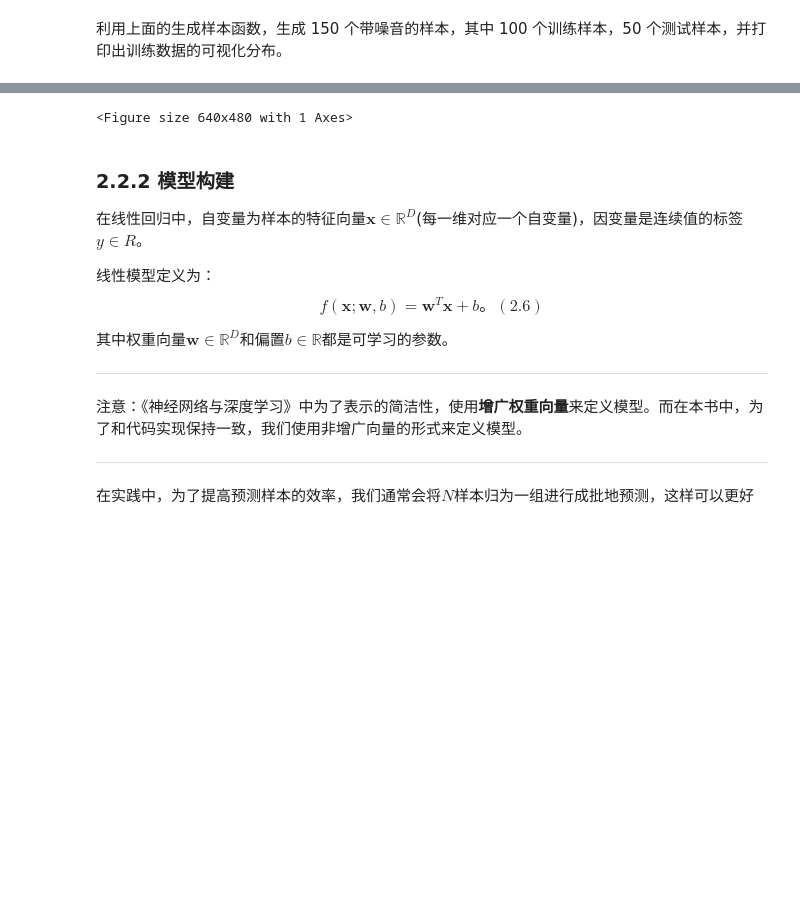
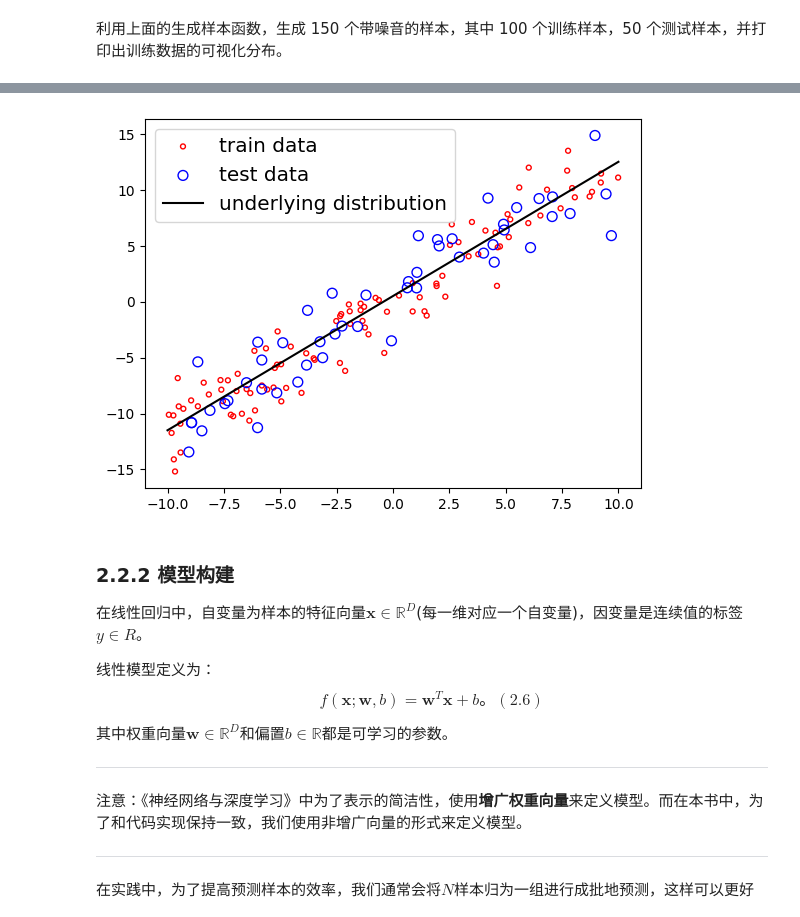
Before and after one commit to CarhoJohn/nndl_practice, a Jupyter notebook: chap2机器学习概述/机器学习概述-上.ipynb, the cells around one changed output, grey strips where cells are left out. Drawn from its saved outputs; the diff is of its cells as text; code cells hidden in the pictures; blank space fills up the shorter version.

```diff
--- a/chap2机器学习概述/机器学习概述-上.ipynb
+++ b/chap2机器学习概述/机器学习概述-上.ipynb
@@ -152,13 +152,13 @@ def create_toy_data(func, interval, sample_num, noise = 0.0, add_outlier = False
 
     # 生成高斯分布的标签噪声
     # 使用paddle.normal生成0均值，noise标准差的数据
-    epsilon = paddle.normal(0,noise,paddle.to_tensor(y.shape[0]))
+    epsilon = paddle.normal(0, std=noise, shape=paddle.to_tensor(y.shape[0]))
     y = y + epsilon
     if add_outlier:     # 生成额外的异常点
         outlier_num = int(len(y)*outlier_ratio)
         if outlier_num != 0:
-            # 使用paddle.randint生成服从均匀分布的、范围在[0, len(y))的随机Tensor
-            outlier_idx = paddle.randint(len(y),shape = [outlier_num])
+            # 使用paddle.randint生成服从均匀分布的、范围在[0, len(y))的随机Tensor，
+            outlier_idx = paddle.randint(len(y), shape = [outlier_num]) # 即，从数据点中随机抽num个
             y[outlier_idx] = y[outlier_idx] * 5
     return X, y
 # %% [markdown]
@@ -177,13 +177,13 @@ X_test, y_test = create_toy_data(func=func, interval=interval, sample_num=test_n
 X_train_large, y_train_large = create_toy_data(func=func, interval=interval, sample_num=5000, noise = noise, add_outlier = False)
 
 # paddle.linspace返回一个Tensor，Tensor的值为在区间start和stop上均匀间隔的num个值，输出Tensor的长度为num
-X_underlying = paddle.linspace(interval[0],interval[1],train_num)
+X_underlying = paddle.linspace(interval[0], interval[1], train_num)
 y_underlying = linear_func(X_underlying)
 
 # 绘制数据
-plt.scatter(X_train, y_train, marker='*', facecolor="none", edgecolor='#e4007f', s=50, label="train data")
-plt.scatter(X_test, y_test, facecolor="none", edgecolor='#f19ec2', s=50, label="test data")
-plt.plot(X_underlying, y_underlying, c='#000000', label=r"underlying distribution")
+plt.scatter(X_train, y_train, marker='.', facecolor="none", edgecolor='r', s=50, label="train data")
+plt.scatter(X_test, y_test, facecolor="none", edgecolor='b', s=50, label="test data")
+plt.plot(X_underlying.numpy(), y_underlying.numpy(), c='#000000', label=r"underlying distribution") # plot只能plot numpy数组，不能tensor，这里案例非要做成tensor不知道为什么
 plt.legend(fontsize='x-large') # 给图像加图例
 plt.savefig('ml-vis.pdf') # 保存图像到PDF文件中
 plt.show()
@@ -193,4 +191,4 @@ W0723 07:21:25.682767   208 device_context.cc:465] device: 0, cuDNN Version: 8.2
-<Figure size 640x480 with 1 Axes>
+[figure, added]
 # %% [markdown]
 ### 2.2.2 模型构建
 
```
Also changed, not shown: parts of 8 cells of this notebook, 1 other file.
